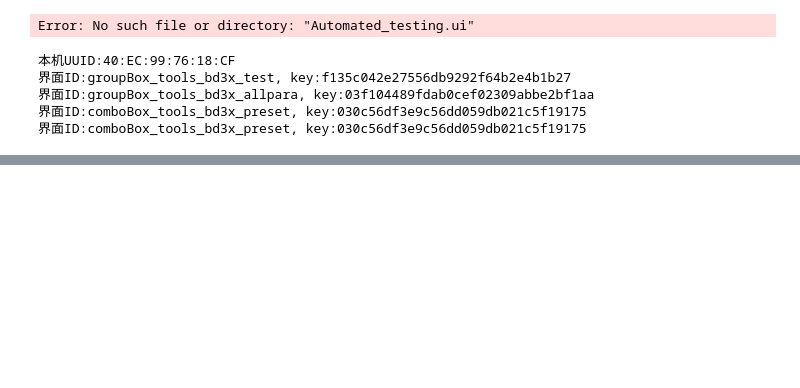
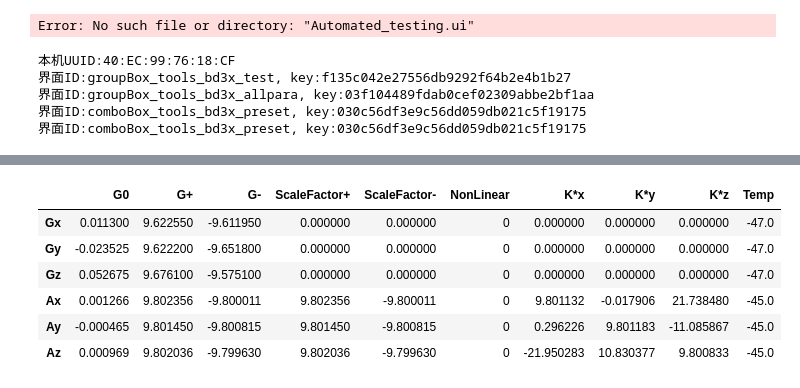
Before and after one commit to CopilotAlice/General_autoTest_Host, a Jupyter notebook: 通用自动测试.ipynb, the cells around one changed output, grey strips where cells are left out. Saved outputs shown, nothing was run; the diff lists cells and outputs as text; code cells hidden in the pictures; blank space fills up the shorter version.

```diff
--- a/通用自动测试.ipynb
+++ b/通用自动测试.ipynb
@@ -78,36 +78,6 @@ def decode_zfG(zfG_str,A_length=4):
 
     return zfG_decode
 
-
-
-def cal_paraSave_chy_LW(df,save_name, split_rule):
-    g0_sort_rule = [0, 2, 1]
-    a1_sort_rule = [1, 0, 2]
-    zfG_encode = '1100 0101 1010'
-    # G0所需计数 G1所需计数 GA偏移
-    GA_shift = [4,4,4]
-    zfG_decode = decode_zfG(zfG_encode,GA_shift[1])
-    sdf = init_sdf()
-    for i in range(3):
-        sdf.iloc[g0_sort_rule[i],0] = df.iloc[ GA_shift[0]*i:GA_shift[0]*(i+1),i ].mean()
-        sdf.iloc[g0_sort_rule[i]+3,0] = df.iloc[ GA_shift[0]*i:GA_shift[0]*(i+1),i+3 ].mean()
-        sdf.iloc[a1_sort_rule[i],1] = np.mean([
-            df.iloc[num+GA_shift[2]+GA_shift[1]*i,i] for num in zfG_decode[i][0]
-        ])
-        sdf.iloc[a1_sort_rule[i]+3,1] = np.mean([
-            df.iloc[num+GA_shift[2]+GA_shift[1]*i,i+3] for num in zfG_decode[i][0]
-        ])
-        sdf.iloc[a1_sort_rule[i],2] = np.mean([
-            df.iloc[num+GA_shift[2]+GA_shift[1]*i,i] for num in zfG_decode[i][1]
-        ])
-        sdf.iloc[a1_sort_rule[i],2] = np.mean([
-            df.iloc[num+GA_shift[2]+GA_shift[1]*i,i] for num in zfG_decode[i][1]
-        ])
-
-
-    return sdf
-
-
 paths = 'E:/Work/理工导航/General_autoTest_Host/test_fun/data/all_ave'
 names = 'LW_-50_1_s_txt.txt'
 para_name = names.split('.txt')[0] + '_para.txt'
@@ -117,7 +87,51 @@ if df.columns[0].lower() == 'turntable':
     df = df.drop(df.columns[0], axis=1).reset_index(drop=True)
 split_rule = ['LW','_',1,0]
 # cal_paraSave_chy_LW(df, para_name, split_rule)
-zfG_str = '1100 0101 1010   '
-zfG_encode = decode_zfG(zfG_str)
-print(zfG_encode)
+
+
+# def cal_paraSave_chy_LW(df,save_name, split_rule):
+g0_sort_rule = [0, 2, 1]
+a1_sort_rule = [1, 0, 2]
+zfG_encode = '1100 0101 1010'
+# G0所需计数 G1所需计数 GA偏移
+GA_shift = [4,4,4]
+SL_para = [1,1,1]
+zfG_decode = decode_zfG(zfG_encode,GA_shift[1])
+sdf = init_sdf()
+for i in range(3):
+    sdf.iloc[g0_sort_rule[i],0] = df.iloc[ GA_shift[0]*i:GA_shift[0]*(i+1),g0_sort_rule[i] ].mean()
+    sdf.iloc[g0_sort_rule[i]+3,0] = df.iloc[ GA_shift[0]*i:GA_shift[0]*(i+1),g0_sort_rule[i]+3 ].mean()
+    # 正负输出
+    sdf.iloc[a1_sort_rule[i],1] = np.mean([
+        df.iloc[num+GA_shift[2]+GA_shift[1]*i,a1_sort_rule[i]] for num in zfG_decode[i][0]
+    ])
+    sdf.iloc[a1_sort_rule[i]+3,1] = np.mean([
+        df.iloc[num+GA_shift[2]+GA_shift[1]*i,a1_sort_rule[i]+3] for num in zfG_decode[i][0]
+    ])
+    sdf.iloc[a1_sort_rule[i],2] = np.mean([
+        df.iloc[num+GA_shift[2]+GA_shift[1]*i,a1_sort_rule[i]]   for num in zfG_decode[i][1]
+    ])
+    sdf.iloc[a1_sort_rule[i]+3,2] = np.mean([
+        df.iloc[num+GA_shift[2]+GA_shift[1]*i,a1_sort_rule[i]+3] for num in zfG_decode[i][1]
+    ])
+    sdf.iloc[a1_sort_rule[i]+3,3] = sdf.iloc[a1_sort_rule[i]+3,1]
+    sdf.iloc[a1_sort_rule[i]+3,4] = sdf.iloc[a1_sort_rule[i]+3,2]
+    sdf.iloc[0:6,9] = df.iloc[0:6,6:12].mean(axis=0).to_numpy()
+for count,i in enumerate(a1_sort_rule):
+    zd_data = df.iloc[GA_shift[2]+GA_shift[1]*i:GA_shift[2]+GA_shift[1]*(i+1),count+3]
+    for j in range(3):
+        if count==j:result = (sdf.iloc[i+3,1]-sdf.iloc[i+3,2])/2
+        else:
+            cd_data = df.iloc[GA_shift[2]+GA_shift[1]*i:GA_shift[2]+GA_shift[1]*(i+1),j+3]
+            result = (np.arcsin(cd_data/zd_data)/np.pi*180*60).mean()
+        sdf.iloc[j+3,count+6] = result
+
+
+
+
+
+
+parapath = 'E:/Work/理工导航/General_autoTest_Host/test_fun/data/all_para'
+sdf.to_csv(os.path.join(parapath, 'test.txt'),sep='\t',encoding='gb2312', float_format="%.6f",index_label="axis")
+sdf
 # %% [output]
@@ -124,0 +138,7 @@ print(zfG_encode)
+|  | G0 | G+ | G- | ScaleFactor+ | ScaleFactor- | NonLinear | K*x | K*y | K*z | Temp |
+| Gx | 0.011300 | 9.622550 | -9.611950 | 0.000000 | 0.000000 | 0 | 0.000000 | 0.000000 | 0.000000 | -47.0 |
+| Gy | -0.023525 | 9.622200 | -9.651800 | 0.000000 | 0.000000 | 0 | 0.000000 | 0.000000 | 0.000000 | -47.0 |
+| Gz | 0.052675 | 9.676100 | -9.575100 | 0.000000 | 0.000000 | 0 | 0.000000 | 0.000000 | 0.000000 | -47.0 |
+| Ax | 0.001266 | 9.802356 | -9.800011 | 9.802356 | -9.800011 | 0 | 9.801132 | -0.017906 | 21.738480 | -45.0 |
+| Ay | -0.000465 | 9.801450 | -9.800815 | 9.801450 | -9.800815 | 0 | 0.296226 | 9.801183 | -11.085867 | -45.0 |
+| Az | 0.000969 | 9.802036 | -9.799630 | 9.802036 | -9.799630 | 0 | -21.950283 | 10.830377 | 9.800833 | -45.0 |
```
Also changed, not shown: parts of 11 cells of this notebook, 5 other files.
